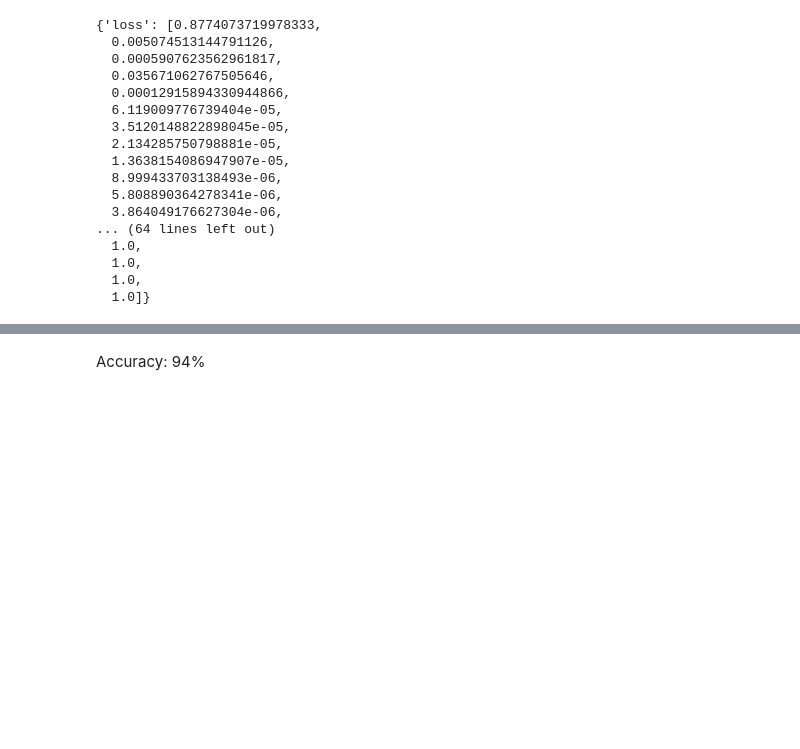
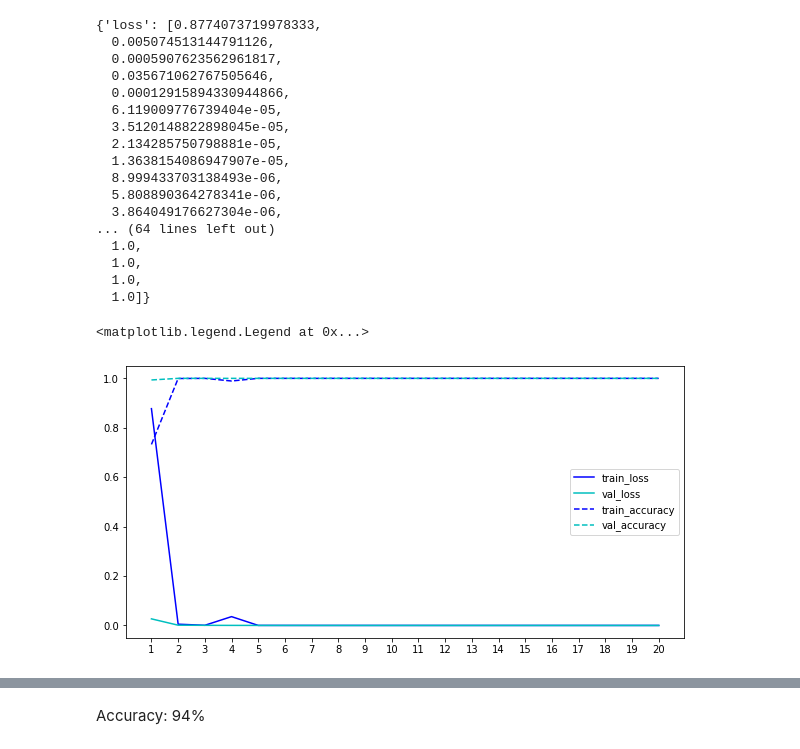
Before and after one commit to Sathwick-Reddy-M/Sign-Language-Recognition, a Jupyter notebook: sign-language-recognition.ipynb, the cells around one changed output, grey strips where cells are left out. Cells and saved outputs as stored; diff of their text form; code cells hidden in the pictures; blank space fills up the shorter version.

Commit message:
Add loss and acc plots

```diff
--- a/sign-language-recognition.ipynb
+++ b/sign-language-recognition.ipynb
@@ -188,6 +188,18 @@ h
   1.0]}
 # %%
 best_model = keras.models.load_model('models/initial-end-to-end') # Model with best set of parameters not necessarily the model at the last epoch of training
+# %%
+fig, ax = plt.subplots(figsize=(10, 5))
+n_epochs = len(h['loss'])
+ax.plot(range(1, n_epochs+1), h['loss'], color='b', label='train_loss')
+ax.plot(range(1, n_epochs+1), h['val_loss'], color='c', label='val_loss')
+ax.plot(range(1, n_epochs+1), h['accuracy'], color='b', label='train_accuracy', linestyle='--')
+ax.plot(range(1, n_epochs+1), h['val_accuracy'], color='c', label='val_accuracy', linestyle='--')
+ax.set_xticks(range(1, n_epochs+1))
+ax.legend()
+# %% [output]
+<matplotlib.legend.Legend at 0x...>
+[figure, added]
 # %%
 test_df = pd.read_csv('data/alphabet/sign_mnist_test.csv') # Load the test data
 # %%
```
Also changed, not shown: parts of 3 cells of this notebook.
